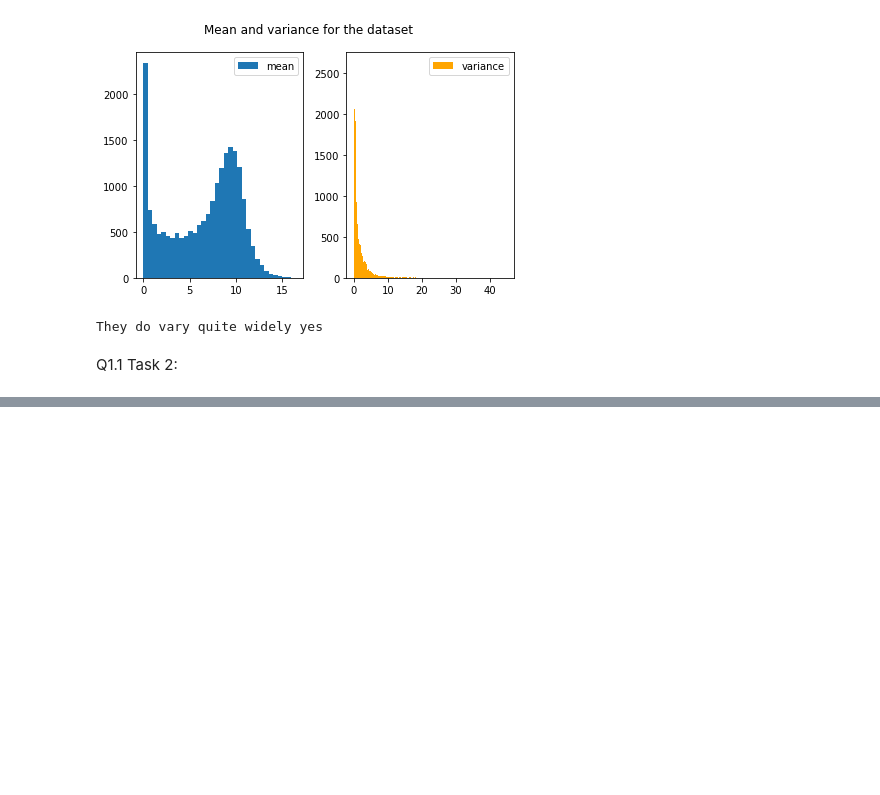
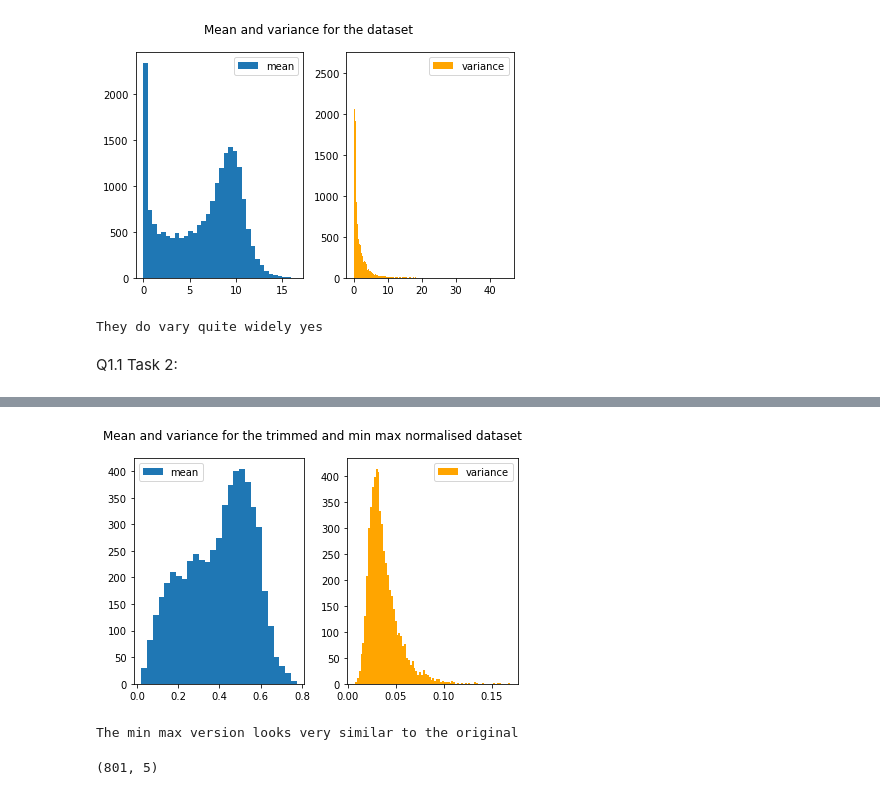
Before and after one commit to antonsandberg/Big-Data, a Jupyter notebook: Project2.ipynb, the cells around one changed output, grey strips where cells are left out. Drawn from its saved outputs; the diff is of its cells as text; code cells hidden in the pictures; blank space fills up the shorter version.

```diff
--- a/Project2.ipynb
+++ b/Project2.ipynb
@@ -108,0 +136,26 @@ print(refined_data.head())
+# %%
+
+min_max_df=(trimmed_data-trimmed_data.min())/(trimmed_data.max()-trimmed_data.min())
+
+means = min_max_df.mean()
+variances = min_max_df.var()
+
+fig, (ax1, ax2) = plt.subplots(1, 2)
+fig.suptitle('Mean and variance for the trimmed and min max normalised dataset')
+ax1.hist(means, bins='auto', label='mean')
+ax2.hist(variances, bins='auto', label='variance', color='orange')
+ax1.legend()
+ax2.legend()
+plt.tight_layout()
+plt.show()
+print(f'The min max version looks very similar to the original, might be an indication its not really needed')
+# %% [output]
+[figure, added]
+The min max version looks very similar to the original
+# %%
+n_components = 5
+pca = PCA(n_components)
+principalComponents = pca.fit_transform(normalized_df)
+print(principalComponents.shape)
+# %% [output]
+(801, 5)
```
Also changed, not shown: parts of 10 cells of this notebook.
